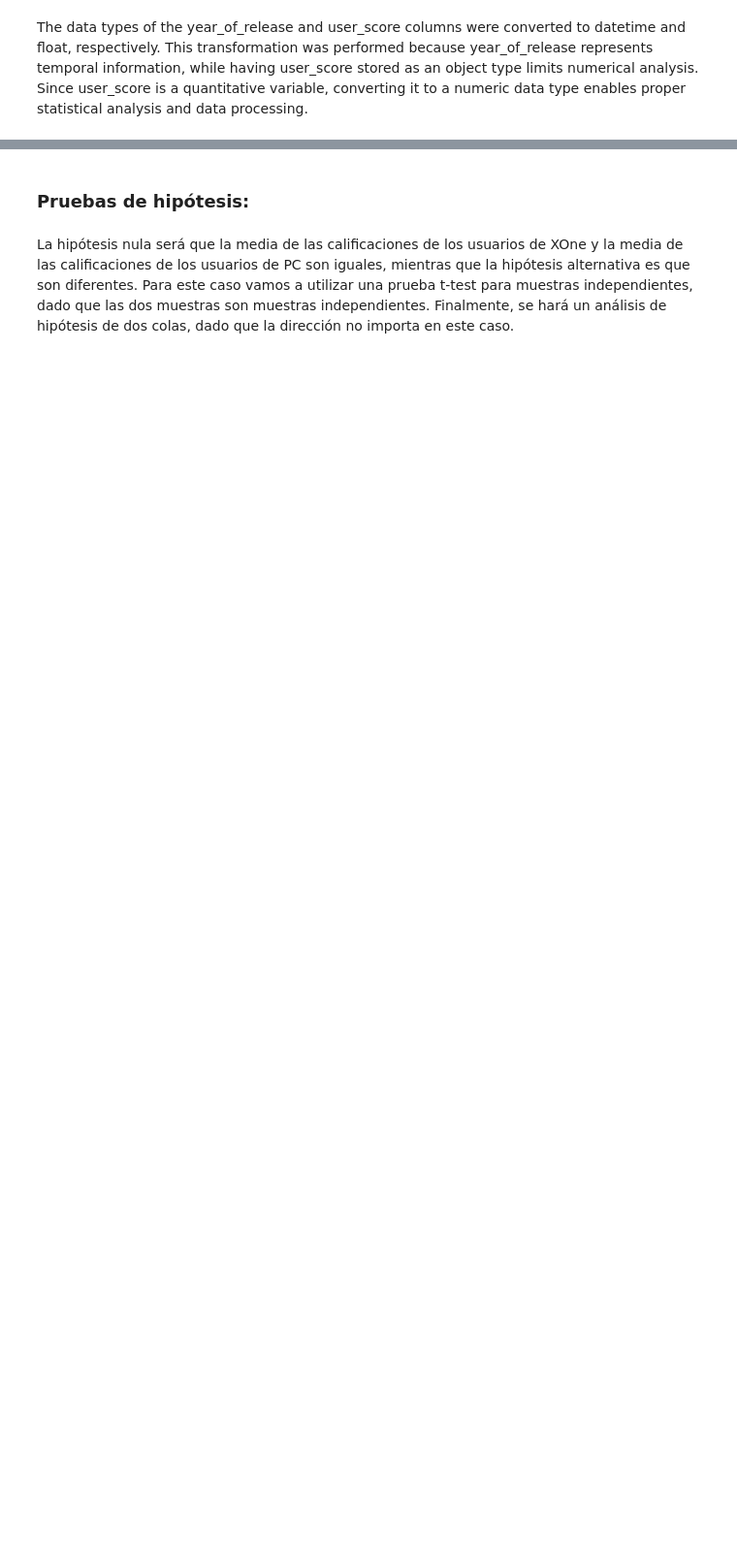
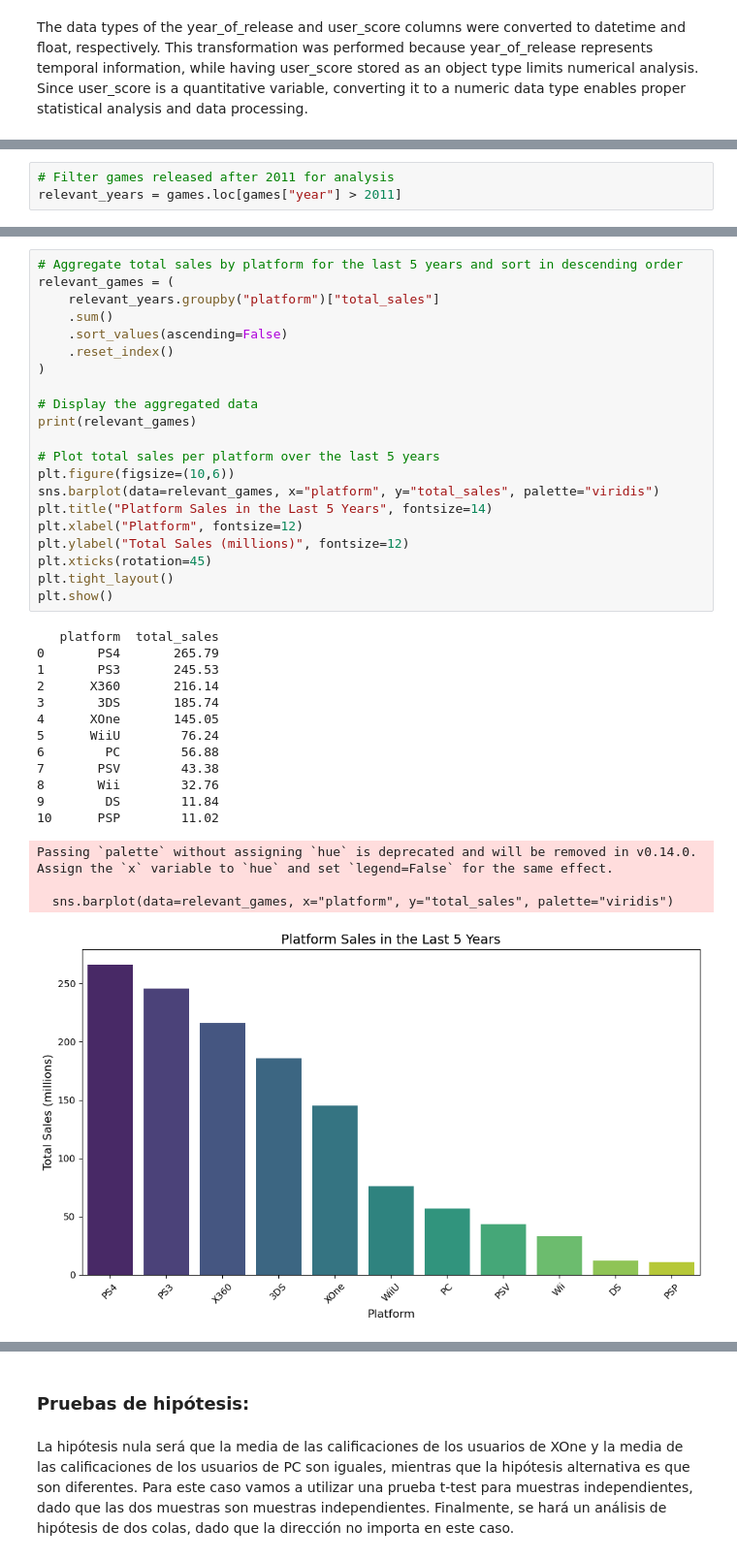
Before and after one commit to JuanPuentes25/video-game-sales-analysis, a Jupyter notebook: Videogames.ipynb, the cells around one changed output, grey strips where cells are left out. Shown at 97% size. Drawn from its saved outputs; the diff is of its cells as text; blank space fills up the shorter version.

```diff
--- a/Videogames.ipynb
+++ b/Videogames.ipynb
@@ -613,0 +297,3 @@ Como sugerencia, podrías agregar una visualización comparativa (por ejemplo, u
+# %%
+# Filter games released after 2011 for analysis
+relevant_years = games.loc[games["year"] > 2011]
@@ -613,0 +302,38 @@ Como sugerencia, podrías agregar una visualización comparativa (por ejemplo, u
+# %%
+# Aggregate total sales by platform for the last 5 years and sort in descending order
+relevant_games = (
+    relevant_years.groupby("platform")["total_sales"]
+    .sum()
+    .sort_values(ascending=False)
+    .reset_index()
+)
+
+# Display the aggregated data
+print(relevant_games)
+
+# Plot total sales per platform over the last 5 years
+plt.figure(figsize=(10,6))
+sns.barplot(data=relevant_games, x="platform", y="total_sales", palette="viridis")
+plt.title("Platform Sales in the Last 5 Years", fontsize=14)
+plt.xlabel("Platform", fontsize=12)
+plt.ylabel("Total Sales (millions)", fontsize=12)
+plt.xticks(rotation=45)
+plt.tight_layout()
+plt.show()
+# %% [output]
+   platform  total_sales
+0       PS4       265.79
+1       PS3       245.53
+2      X360       216.14
+3       3DS       185.74
+4      XOne       145.05
+5      WiiU        76.24
+6        PC        56.88
+7       PSV        43.38
+8       Wii        32.76
+9        DS        11.84
+10      PSP        11.02
+Passing `palette` without assigning `hue` is deprecated and will be removed in v0.14.0. Assign the `x` variable to `hue` and set `legend=False` for the same effect.
+
+  sns.barplot(data=relevant_games, x="platform", y="total_sales", palette="viridis")
+[figure, added]
```
Also changed, not shown: parts of 104 cells of this notebook.
